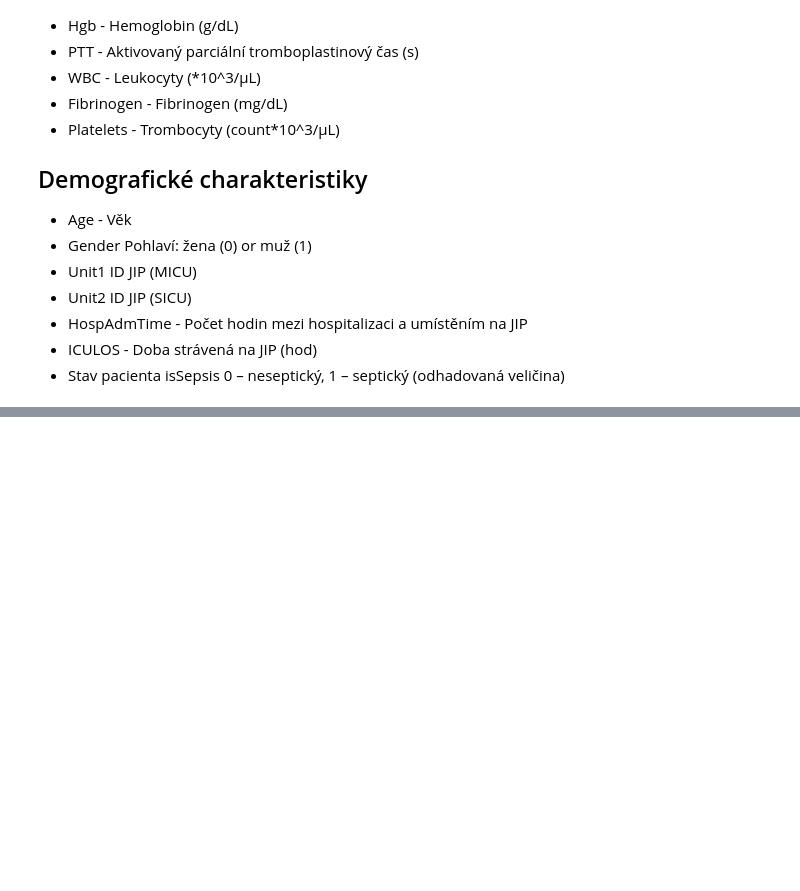
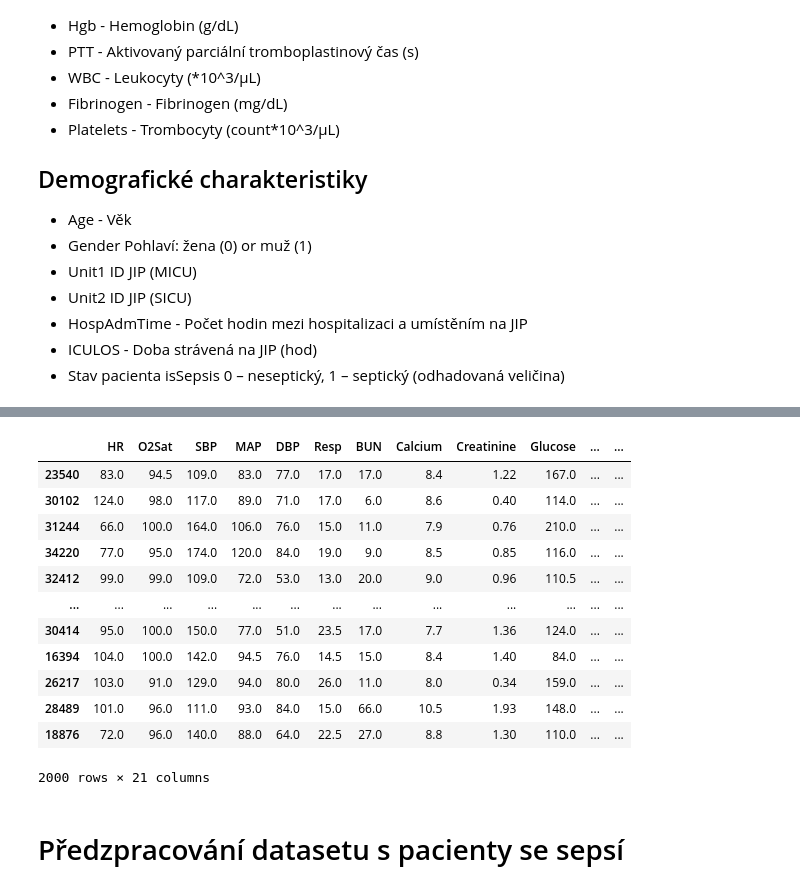
Before and after one commit to HonzaHyl/UIM_project, a Jupyter notebook: test.ipynb, the cells around one changed output, grey strips where cells are left out. Drawn from its saved outputs; the diff is of its cells as text; code cells hidden in the pictures; blank space fills up the shorter version.

```diff
--- a/test.ipynb
+++ b/test.ipynb
@@ -77,0 +63,4 @@ sepsis
+# %%
+# Reset display options to default values
+pd.reset_option('display.max_rows')
+pd.reset_option('display.max_columns')
@@ -77,0 +124,20 @@ sepsis
+# %%
+relevantSepsis0 = replaceOutliers(sepsis0)
+# odstranění řádků, které mají 1 a více NaN
+relevantSepsis0 = relevantSepsis0.dropna()
+# %%
+relevantSepsis0.sample(n=2000)
+# %% [output]
+|  | HR | O2Sat | SBP | MAP | DBP | Resp | BUN | Calcium | Creatinine | Glucose | ... | ... |
+| 23540 | 83.0 | 94.5 | 109.0 | 83.0 | 77.0 | 17.0 | 17.0 | 8.4 | 1.22 | 167.0 | ... | ... |
+| 30102 | 124.0 | 98.0 | 117.0 | 89.0 | 71.0 | 17.0 | 6.0 | 8.6 | 0.40 | 114.0 | ... | ... |
+| 31244 | 66.0 | 100.0 | 164.0 | 106.0 | 76.0 | 15.0 | 11.0 | 7.9 | 0.76 | 210.0 | ... | ... |
+| 34220 | 77.0 | 95.0 | 174.0 | 120.0 | 84.0 | 19.0 | 9.0 | 8.5 | 0.85 | 116.0 | ... | ... |
+| 32412 | 99.0 | 99.0 | 109.0 | 72.0 | 53.0 | 13.0 | 20.0 | 9.0 | 0.96 | 110.5 | ... | ... |
+| ... | ... | ... | ... | ... | ... | ... | ... | ... | ... | ... | ... | ... |
+| 30414 | 95.0 | 100.0 | 150.0 | 77.0 | 51.0 | 23.5 | 17.0 | 7.7 | 1.36 | 124.0 | ... | ... |
+| 16394 | 104.0 | 100.0 | 142.0 | 94.5 | 76.0 | 14.5 | 15.0 | 8.4 | 1.40 | 84.0 | ... | ... |
+| 26217 | 103.0 | 91.0 | 129.0 | 94.0 | 80.0 | 26.0 | 11.0 | 8.0 | 0.34 | 159.0 | ... | ... |
+| 28489 | 101.0 | 96.0 | 111.0 | 93.0 | 84.0 | 15.0 | 66.0 | 10.5 | 1.93 | 148.0 | ... | ... |
+| 18876 | 72.0 | 96.0 | 140.0 | 88.0 | 64.0 | 22.5 | 27.0 | 8.8 | 1.30 | 110.0 | ... | ... |
+2000 rows × 21 columns
@@ -77,0 +156,2 @@ sepsis
+# %% [markdown]
+# Předzpracování datasetu s pacienty se sepsí
```
Also changed, not shown: parts of 23 cells of this notebook, 1 other file.
